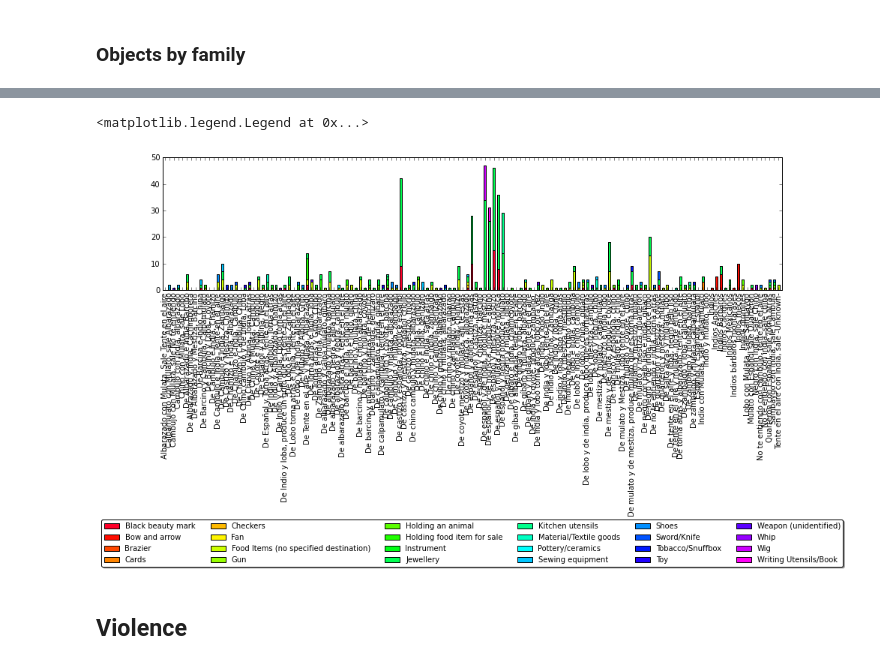
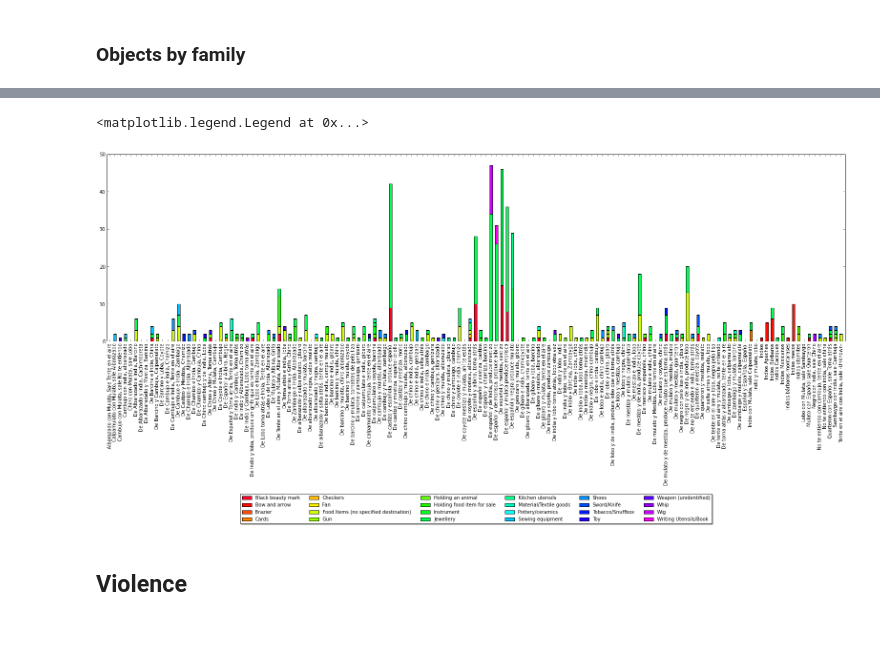
Before and after one commit to mavillard/castas, a Jupyter notebook: analysis.ipynb, the cells around one changed output, grey strips where cells are left out. Drawn from its saved outputs; the diff is of its cells as text; code cells hidden in the pictures; blank space fills up the shorter version.

Commit message:
making bigger 'family and objets'

```diff
--- a/analysis.ipynb
+++ b/analysis.ipynb
@@ -44,7 +44,6 @@ a = {
     'child': u'(Character) Progeny',
     'character_title': u'(Character) Title',
     'creator_name': u'(Creator) Name',
-    'inscription': u'(Painting) Incription',
     'male': u'(Character) Male',
     'female': u'(Character) Female',
     'family_title': u'(Family) Title',
@@ -395,0 +385,26 @@ def get_number(inscription):
+# %%
+ara_re = r'(?P<arabic>\d+)'
+rom_re = r'(?P<roman>X?(I?(V|X)|V?(III|II|I))\.)'
+ara_comp = re.compile(ara_re)
+rom_comp = re.compile(rom_re)
+
+def romanToInt(numeral):
+    rlist = romanList = [(10, "X"),(9, "IX"),(5, "V"),(4, "IV"),(1, "I")]
+    index = 0
+    intResult = 0
+    for integer, romanNumeral in rlist:
+        while numeral[index : index + len(romanNumeral)] == romanNumeral:
+            intResult += integer
+            index += len(romanNumeral)
+    return intResult
+
+def get_number(title):
+    ara_result = ara_comp.search(title)
+    rom_result = rom_comp.search(title)
+    if ara_result:
+        number = int(ara_result.group('arabic'))
+    elif rom_result:
+        number = romanToInt(rom_result.group('roman'))
+    else:
+        number = 'Painting with no number'
+    return number
@@ -406,11 +425,8 @@ for painting in paintings:
         typ=a['character'],
     )
     if spanish_neighbors:
-        inscription = painting[1][a['inscription']]
-        if inscription:
-            number = get_number(inscription)
-        else:
-            number = 'No inscription in the painting'
+        title = painting[1][a['painting_title']]
+        number = get_number(title)
         numbers[number] = numbers.get(number, 0) + 1
 # %%
 numbers_associated_with_spaniards_sr = pd.Series(numbers)
@@ -666,11 +682,11 @@ cm_obj = get_cmap('gist_rainbow')
 my_colors_obj = [cm_obj(1.*i/num_colors_obj) for i in range(num_colors_obj)]
 # %%
 family_by_objects_df = pd.DataFrame(families_by_object_top_n)
-ax = family_by_objects_df.plot(kind='bar', stacked=True, color=my_colors_obj, legend=False)
-ax.legend(loc='upper center', bbox_to_anchor=(0.5, -1.7), fancybox=True, shadow=True, ncol=6, prop={'size':10})
+ax = family_by_objects_df.plot(kind='bar', stacked=True, color=my_colors_obj, legend=False, figsize=(22, 10))
+ax.legend(loc='upper center', bbox_to_anchor=(0.5, -0.8), fancybox=True, shadow=True, ncol=6, prop={'size':10})
 # %% [output]
 <matplotlib.legend.Legend at 0x...>
-[figure, old version]
+[figure, new version]
 # %% [markdown]
 ## Violence
 # %%
```
Also changed, not shown: parts of 13 cells of this notebook.
